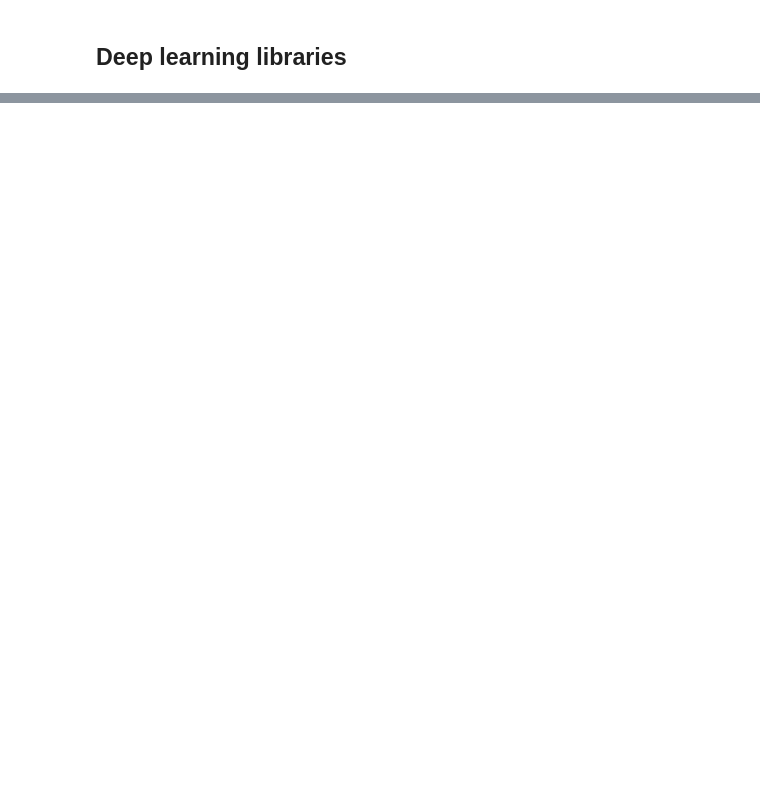
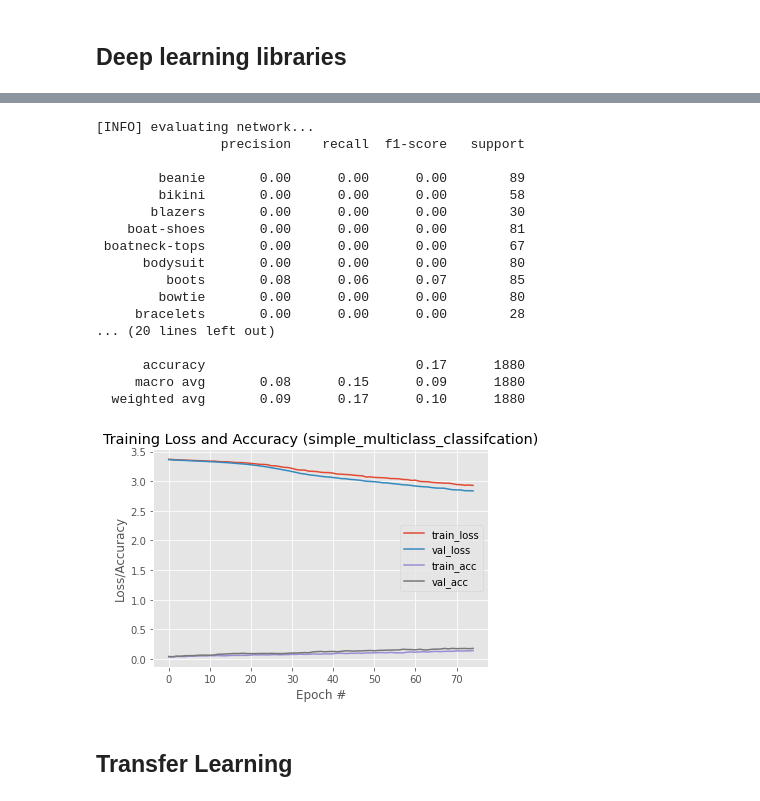
Before and after one commit to stevenfox/products_classification, a Jupyter notebook: BrandMind_Stefanos.ipynb, the cells around one changed output, grey strips where cells are left out. Saved outputs shown, nothing was run; the diff lists cells and outputs as text; code cells hidden in the pictures; blank space fills up the shorter version.

```diff
--- a/BrandMind_Stefanos.ipynb
+++ b/BrandMind_Stefanos.ipynb
@@ -28,4 +25,5 @@ from imutils import paths
 # %% [markdown]
 Paths
 # %%
-dataset_dir= '/content/drive/MyDrive/Colab Notebooks/BrandMind_Assessment/Products'
+drive_dataset_dir= '/content/drive/MyDrive/Colab Notebooks/BrandMind_Assessment/Products'
+dataset_dir = '/content/products'
@@ -178,0 +211,49 @@ Epoch 50/50
+# %%
+
+#evaluate the network
+print("[INFO] evaluating network...")
+predictions = model.predict(X_test, batch_size=32)
+
+#Uncomment to see the predicted probabilty for each class in every test image
+# print ("predictions---------------->",predictions)
+#Uncomment to print the predicted labels in each image
+# print("predictions.argmax(axis=1)",predictions.argmax(axis=1))
+
+# print the performance report of the prediction
+print(classification_report(testY.argmax(axis=1),
+	predictions.argmax(axis=1), target_names=lb.classes_))
+
+# plot the training loss and accuracy for each epoch
+N = np.arange(0, EPOCHS)
+plt.style.use("ggplot")
+plt.figure()
+plt.plot(N, model_history.history["loss"], label="train_loss")
+plt.plot(N, model_history.history["val_loss"], label="val_loss")
+plt.plot(N, model_history.history["accuracy"], label="train_acc")
+plt.plot(N, model_history.history["val_accuracy"], label="val_acc")
+plt.title("Training Loss and Accuracy (simple_multiclass_classifcation)")
+plt.xlabel("Epoch #")
+plt.ylabel("Loss/Accuracy")
+plt.legend()
+plt.savefig("training_performance.png")
+# %% [output]
+[INFO] evaluating network...
+                precision    recall  f1-score   support
+
+        beanie       0.00      0.00      0.00        89
+        bikini       0.00      0.00      0.00        58
+       blazers       0.00      0.00      0.00        30
+    boat-shoes       0.00      0.00      0.00        81
+ boatneck-tops       0.00      0.00      0.00        67
+      bodysuit       0.00      0.00      0.00        80
+         boots       0.08      0.06      0.07        85
+        bowtie       0.00      0.00      0.00        80
+     bracelets       0.00      0.00      0.00        28
+... (20 lines left out)
+
+      accuracy                           0.17      1880
+     macro avg       0.08      0.15      0.09      1880
+  weighted avg       0.09      0.17      0.10      1880
+[figure, added]
+# %% [markdown]
+## Transfer Learning
```
Also changed, not shown: parts of 12 cells of this notebook.
